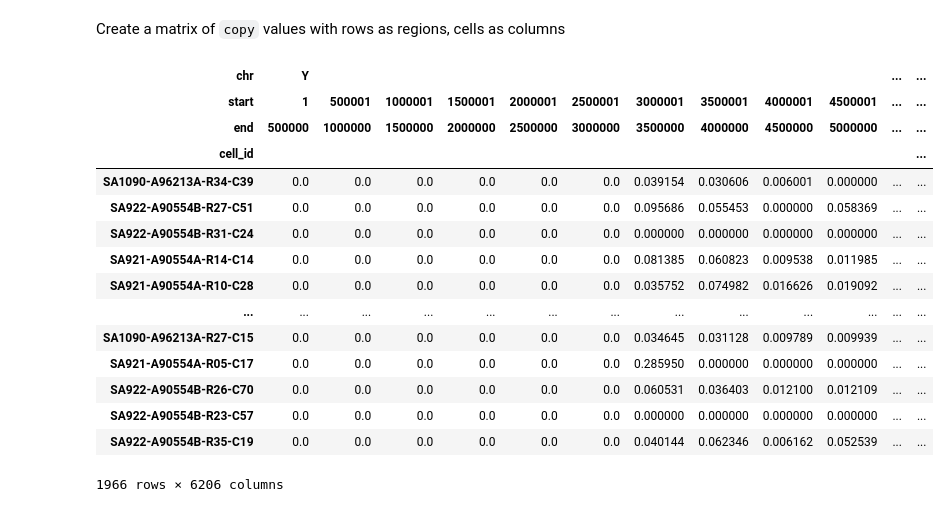
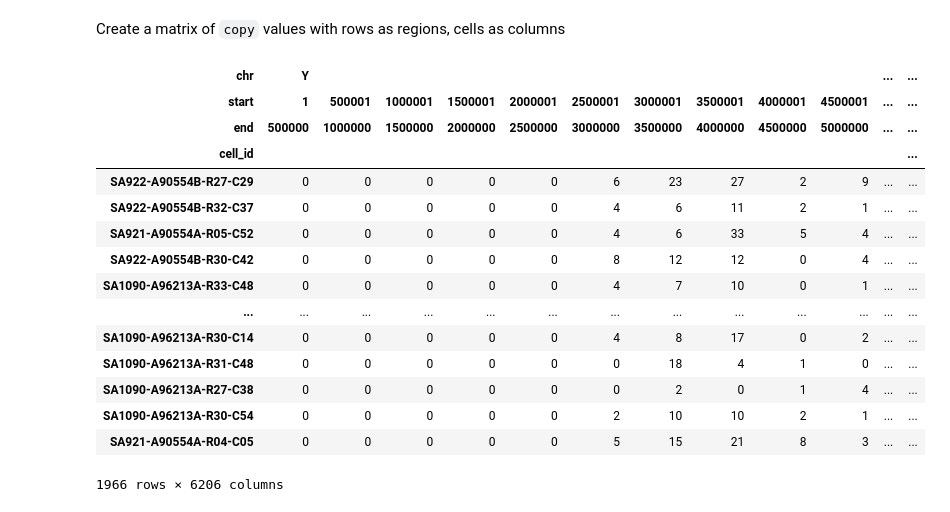
Before and after one commit to shahcompbio/scgenome-deprecated, a Jupyter notebook: notebooks/ov2295_zenodo_experimental.ipynb, the cells around one changed output. Drawn from its saved outputs; the diff is of its cells as text; code cells hidden in the pictures.

```diff
--- a/notebooks/ov2295_zenodo_experimental.ipynb
+++ b/notebooks/ov2295_zenodo_experimental.ipynb
@@ -89,4 +112,0 @@ metrics_data.head()
-# %%
-
-# GC was not included
-cn_data['gc'] = 0.5
@@ -95,27 +169,39 @@ cn_data['gc'] = 0.5
 Create a matrix of `copy` values with rows as regions, cells as columns
 # %%
 
-cn = (
+cn_reads = (
+    cn_data
+        .set_index(['chr', 'start', 'end', 'cell_id'])['reads']
+        .unstack(level='cell_id').fillna(0).transpose()
+)
+
+cn_copy = (
     cn_data
         .set_index(['chr', 'start', 'end', 'cell_id'])['copy']
         .unstack(level='cell_id').fillna(0).transpose()
 )
 
-cn
+cn_state = (
+    cn_data
+        .set_index(['chr', 'start', 'end', 'cell_id'])['state']
+        .unstack(level='cell_id').fillna(0).transpose()
+)
+
+cn_reads
 # %% [output]
 | chr | Y |  |  |  |  |  |  |  |  |  | ... | ... |
 | start | 1 | 500001 | 1000001 | 1500001 | 2000001 | 2500001 | 3000001 | 3500001 | 4000001 | 4500001 | ... | ... |
 | end | 500000 | 1000000 | 1500000 | 2000000 | 2500000 | 3000000 | 3500000 | 4000000 | 4500000 | 5000000 | ... | ... |
 | cell_id |  |  |  |  |  |  |  |  |  |  |  | ... |
-| SA1090-A96213A-R34-C39 | 0.0 | 0.0 | 0.0 | 0.0 | 0.0 | 0.0 | 0.039154 | 0.030606 | 0.006001 | 0.000000 | ... | ... |
-| SA922-A90554B-R27-C51 | 0.0 | 0.0 | 0.0 | 0.0 | 0.0 | 0.0 | 0.095686 | 0.055453 | 0.000000 | 0.058369 | ... | ... |
-| SA922-A90554B-R31-C24 | 0.0 | 0.0 | 0.0 | 0.0 | 0.0 | 0.0 | 0.000000 | 0.000000 | 0.000000 | 0.000000 | ... | ... |
-| SA921-A90554A-R14-C14 | 0.0 | 0.0 | 0.0 | 0.0 | 0.0 | 0.0 | 0.081385 | 0.060823 | 0.009538 | 0.011985 | ... | ... |
-| SA921-A90554A-R10-C28 | 0.0 | 0.0 | 0.0 | 0.0 | 0.0 | 0.0 | 0.035752 | 0.074982 | 0.016626 | 0.019092 | ... | ... |
+| SA922-A90554B-R27-C29 | 0 | 0 | 0 | 0 | 0 | 6 | 23 | 27 | 2 | 9 | ... | ... |
+| SA922-A90554B-R32-C37 | 0 | 0 | 0 | 0 | 0 | 4 | 6 | 11 | 2 | 1 | ... | ... |
+| SA921-A90554A-R05-C52 | 0 | 0 | 0 | 0 | 0 | 4 | 6 | 33 | 5 | 4 | ... | ... |
+| SA922-A90554B-R30-C42 | 0 | 0 | 0 | 0 | 0 | 8 | 12 | 12 | 0 | 4 | ... | ... |
+| SA1090-A96213A-R33-C48 | 0 | 0 | 0 | 0 | 0 | 4 | 7 | 10 | 0 | 1 | ... | ... |
 | ... | ... | ... | ... | ... | ... | ... | ... | ... | ... | ... | ... | ... |
-| SA1090-A96213A-R27-C15 | 0.0 | 0.0 | 0.0 | 0.0 | 0.0 | 0.0 | 0.034645 | 0.031128 | 0.009789 | 0.009939 | ... | ... |
-| SA921-A90554A-R05-C17 | 0.0 | 0.0 | 0.0 | 0.0 | 0.0 | 0.0 | 0.285950 | 0.000000 | 0.000000 | 0.000000 | ... | ... |
-| SA922-A90554B-R26-C70 | 0.0 | 0.0 | 0.0 | 0.0 | 0.0 | 0.0 | 0.060531 | 0.036403 | 0.012100 | 0.012109 | ... | ... |
-| SA922-A90554B-R23-C57 | 0.0 | 0.0 | 0.0 | 0.0 | 0.0 | 0.0 | 0.000000 | 0.000000 | 0.000000 | 0.000000 | ... | ... |
-| SA922-A90554B-R35-C19 | 0.0 | 0.0 | 0.0 | 0.0 | 0.0 | 0.0 | 0.040144 | 0.062346 | 0.006162 | 0.052539 | ... | ... |
+| SA1090-A96213A-R30-C14 | 0 | 0 | 0 | 0 | 0 | 4 | 8 | 17 | 0 | 2 | ... | ... |
+| SA1090-A96213A-R31-C48 | 0 | 0 | 0 | 0 | 0 | 0 | 18 | 4 | 1 | 0 | ... | ... |
+| SA1090-A96213A-R27-C38 | 0 | 0 | 0 | 0 | 0 | 0 | 2 | 0 | 1 | 4 | ... | ... |
+| SA1090-A96213A-R30-C54 | 0 | 0 | 0 | 0 | 0 | 2 | 10 | 10 | 2 | 1 | ... | ... |
+| SA921-A90554A-R04-C05 | 0 | 0 | 0 | 0 | 0 | 5 | 15 | 21 | 8 | 3 | ... | ... |
 1966 rows × 6206 columns
```
Also changed, not shown: parts of 10 cells of this notebook.
